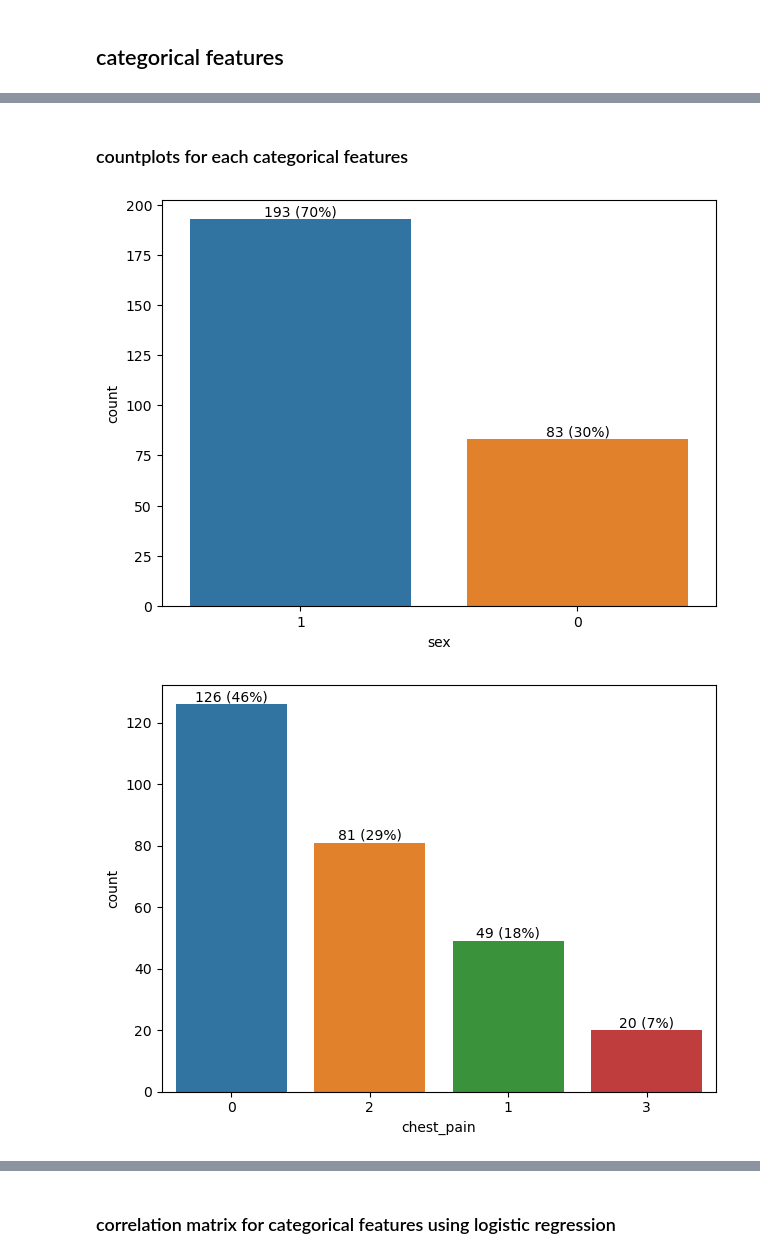
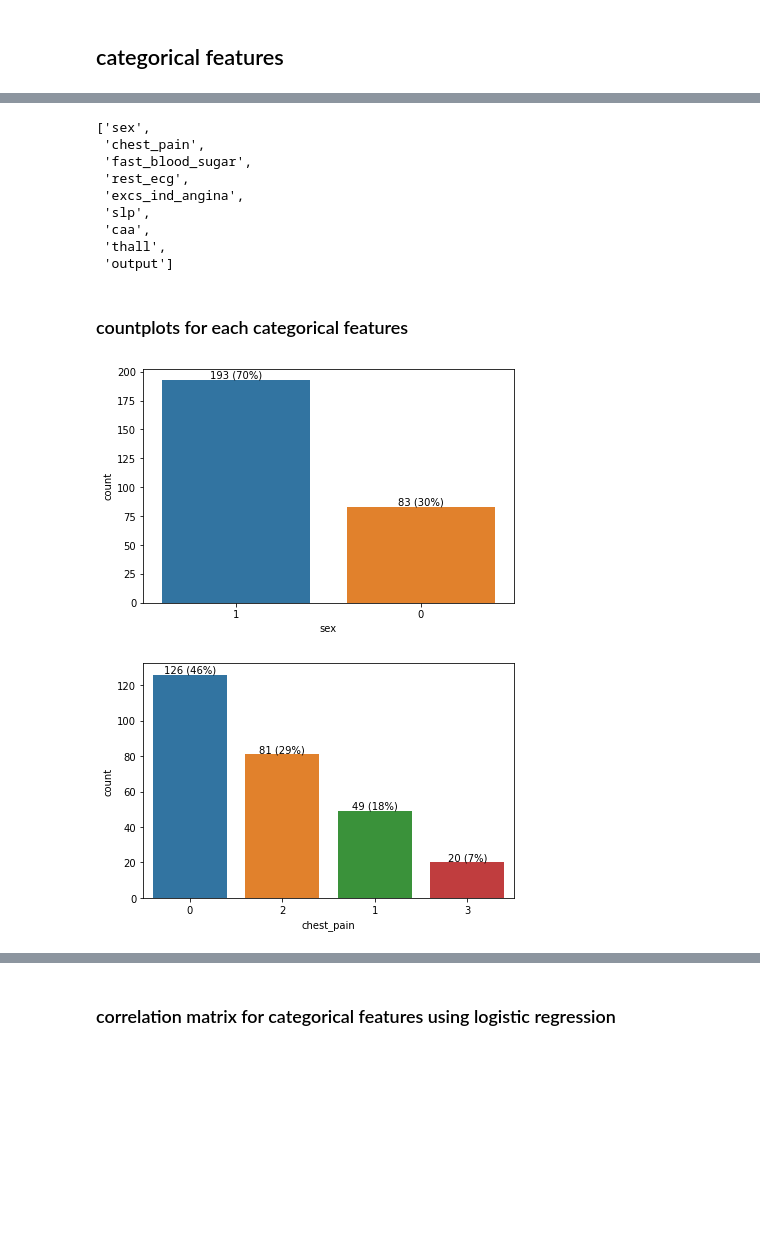
Before and after one commit to rhmnnmhmd/Heart-Attack-Predictor, a Jupyter notebook: heart_attack_prediction.ipynb, the cells around one changed output, grey strips where cells are left out. Saved outputs shown, nothing was run; the diff lists cells and outputs as text; code cells hidden in the pictures; blank space fills up the shorter version.

```diff
--- a/heart_attack_prediction.ipynb
+++ b/heart_attack_prediction.ipynb
@@ -227,5 +260,4 @@ df
 # %% [markdown]
 ## numerical features
 # %%
-df_num = df[['age', 'rest_bp', 'chol', 'max_heart_rate', 'oldpeak']]
-df_num
+numerical_columns = ['age', 'rest_bp', 'chol', 'max_heart_rate', 'oldpeak']
@@ -259,9 +277,7 @@ plt.show()
 # %% [markdown]
 ### remove outliers (the dots/circles in the above boxplots)
 # %%
-columns = df_num.columns[1: ]
-
-for i, col in enumerate(columns):
+for i, col in enumerate(numerical_columns):
     q1 = np.quantile(df[col], 0.25)
     q3 = np.quantile(df[col], 0.75)
     iqr = q3 - q1
@@ -284,0 +287,3 @@ df.describe()
+# %%
+df = df.reset_index(drop=True)
+df
@@ -313,16 +315,30 @@ df_cat
+# %%
+categorical_columns = list(df.drop(columns=numerical_columns).columns)
+categorical_columns
+# %% [output]
+['sex',
+ 'chest_pain',
+ 'fast_blood_sugar',
+ 'rest_ecg',
+ 'excs_ind_angina',
+ 'slp',
+ 'caa',
+ 'thall',
+ 'output']
 # %% [markdown]
 ### countplots for each categorical features
 # %%
-cat_cols = df_cat.columns
+for i, col in enumerate(categorical_columns):
+    ax = sns.countplot(x=df[col], order=df[col].value_counts(ascending=False).index)
 
-for i, col in enumerate(cat_cols):
-    ax = sns.countplot(x=df[col], order=df[col].value_counts(ascending=False).index)
     abs_values = df[col].value_counts(ascending=False)
     rel_values = df[col].value_counts(ascending=False, normalize=True).values*100
+
     lbls = [f'{p[0]} ({p[1]:.0f}%)' for p in zip(abs_values, rel_values)]
     ax.bar_label(container=ax.containers[0], labels=lbls)
+
     plt.tight_layout()
     plt.show()
 # %% [output]
-[figure, old version]
+[figure, new version]
-[figure, old version]
+[figure, new version]
```
Also changed, not shown: parts of 24 cells of this notebook.
